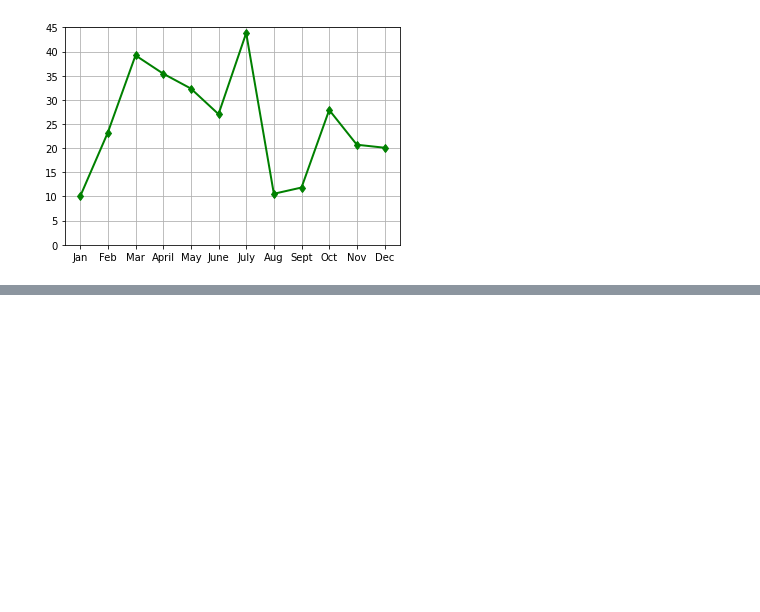
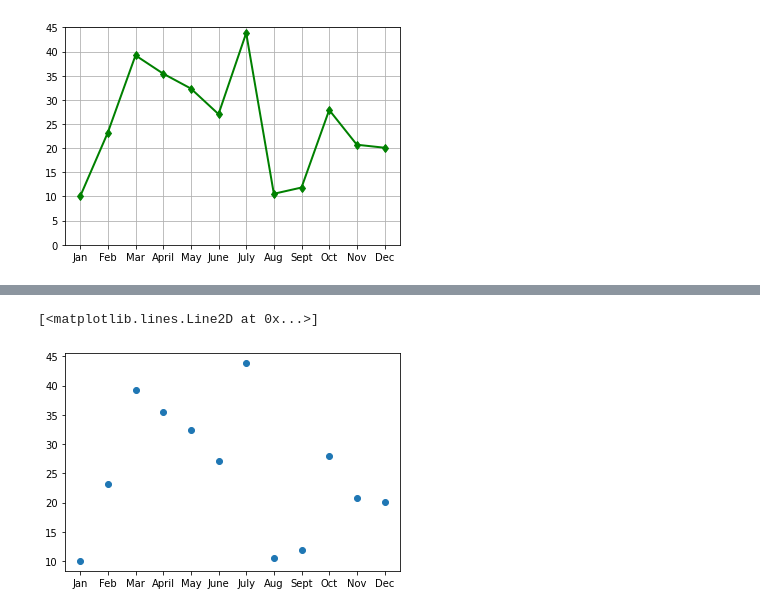
Before and after one commit to launica2303/PyBer_Analysis, a Jupyter notebook: matplotlib_practice.ipynb, the cells around one changed output, grey strips where cells are left out. Saved outputs shown, nothing was run; the diff lists cells and outputs as text; code cells hidden in the pictures; blank space fills up the shorter version.

Commit message:
scatter plots

```diff
--- a/matplotlib_practice.ipynb
+++ b/matplotlib_practice.ipynb
@@ -191,0 +198,5 @@ plt.gca().invert_yaxis()
+# %%
+plt.plot(x_axis, y_axis, 'o')
+# %% [output]
+[<matplotlib.lines.Line2D at 0x...>]
+[figure, added]
```
Also changed, not shown: parts of 33 cells of this notebook.
